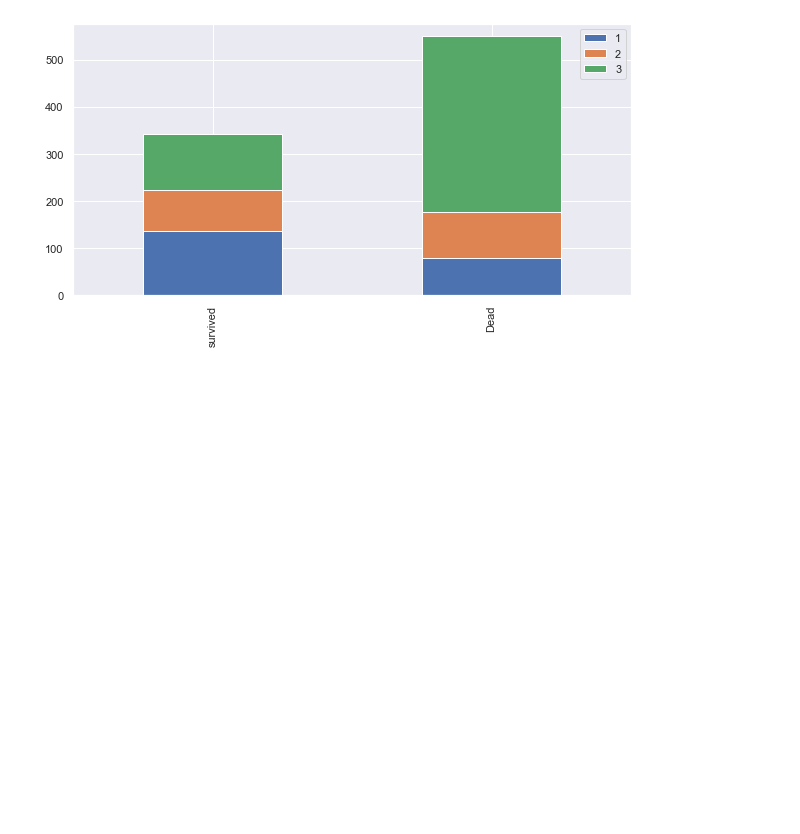
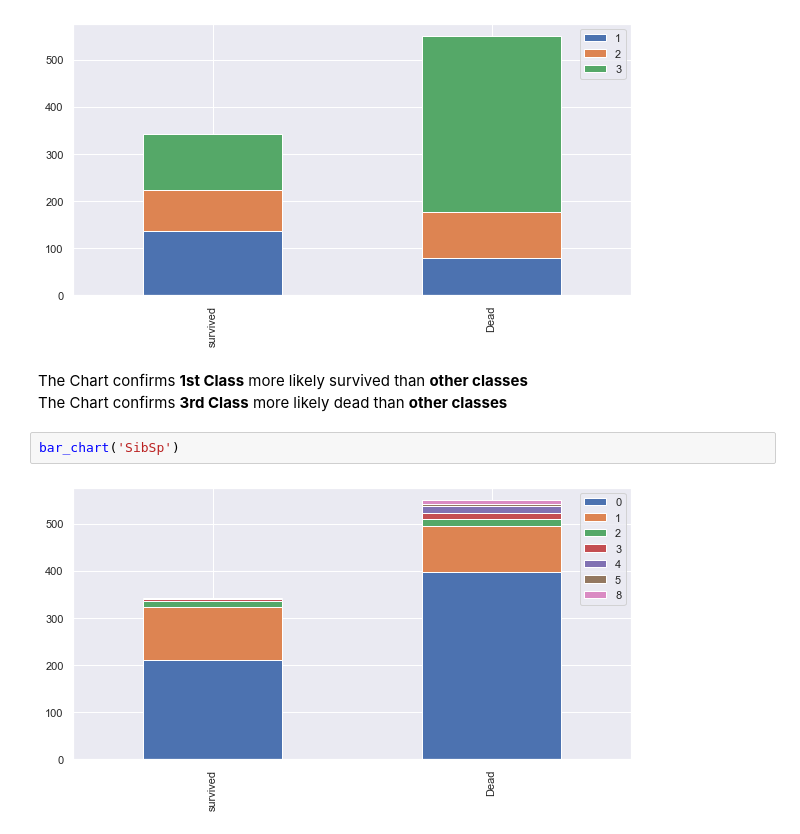
Before and after one commit to zpvk/Models, a Jupyter notebook: titanic/titanic_solution.ipynb, the cells around one changed output. Drawn from its saved outputs; the diff is of its cells as text; blank space fills up the shorter version.

Commit message:
The Chart

```diff
--- a/titanic/titanic_solution.ipynb
+++ b/titanic/titanic_solution.ipynb
@@ -141,3 +141,10 @@ The Chart Confirms women more likely survied than Man
 bar_chart('Pclass')
 # %% [output]
 [figure]
+# %% [markdown]
+The Chart confirms **1st Class** more likely survived than **other classes**<br>
+The Chart confirms **3rd Class** more likely dead than **other classes**
+# %%
+bar_chart('SibSp')
+# %% [output]
+[figure, added]
```
Also changed, not shown: parts of 1 cell of this notebook.
